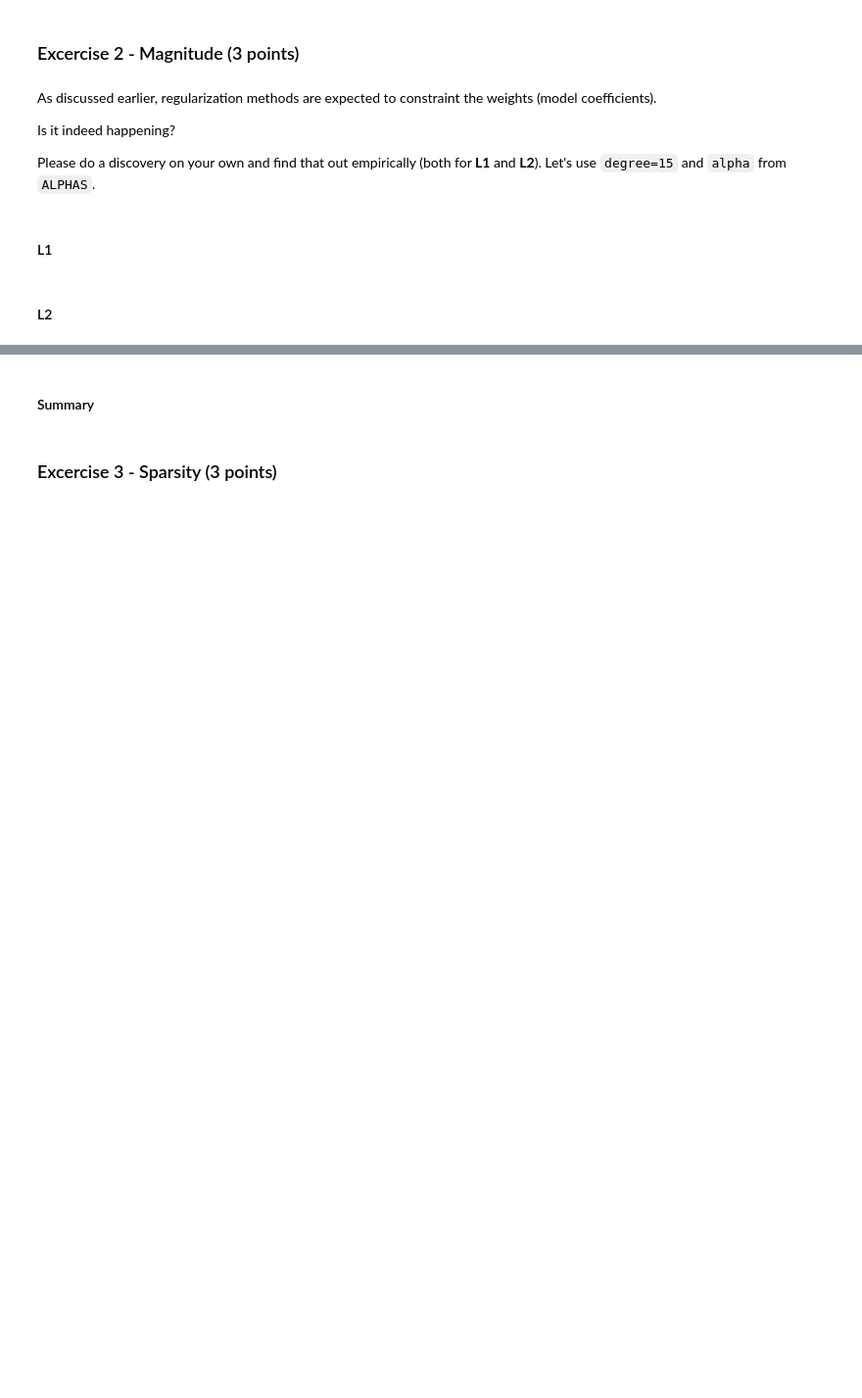
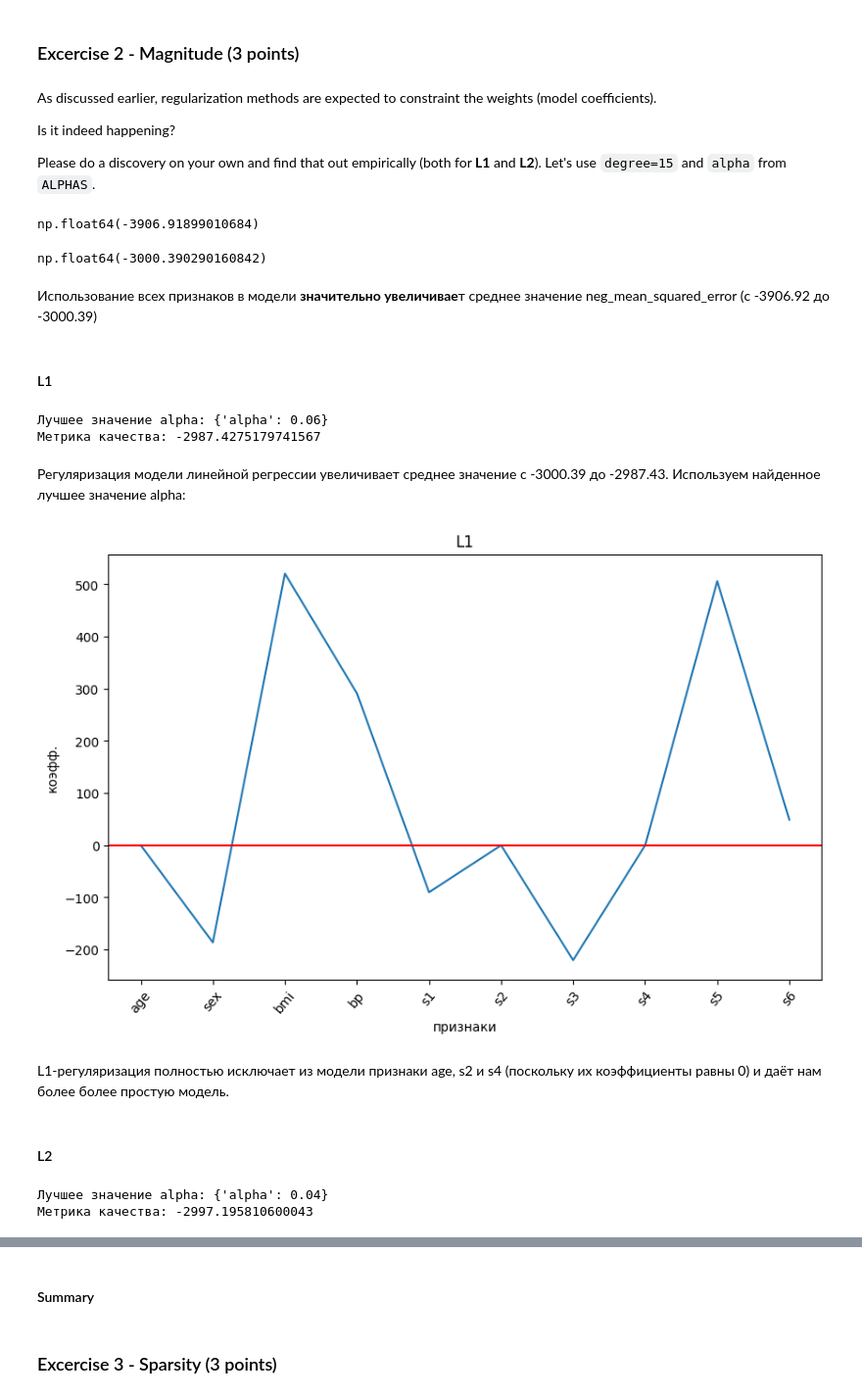
Before and after one commit to kri1mka/ml-intro, a Jupyter notebook: 4_overfitting_regularization/overfitting_regularization.ipynb, the cells around one changed output, grey strips where cells are left out. Shown at 98% size. Drawn from its saved outputs; the diff is of its cells as text; code cells hidden in the pictures; blank space fills up the shorter version.

```diff
--- a/4_overfitting_regularization/overfitting_regularization.ipynb
+++ b/4_overfitting_regularization/overfitting_regularization.ipynb
@@ -407,5 +462,21 @@ As discussed earlier, regularization methods are expected to constraint the weig
 Is it indeed happening?
 
 Please do a discovery on your own and find that out empirically (both for **L1** and **L2**). Let's use `degree=15` and `alpha` from `ALPHAS`.
+# %%
+from sklearn.model_selection import cross_val_score
+bmi = X_diabetes[['bmi']]
+simple_lr = LinearRegression().fit(bmi, y_diabetes)
+mse = cross_val_score(simple_lr, bmi, y_diabetes, scoring='neg_mean_squared_error', cv = 10)
+mse.mean()
+# %% [output]
+np.float64(-3906.91899010684)
+# %%
+lr = LinearRegression().fit(X_diabetes, y_diabetes)
+mse = cross_val_score(lr, X_diabetes, y_diabetes, scoring='neg_mean_squared_error', cv=10)
+mse.mean()
+# %% [output]
+np.float64(-3000.390290160842)
+# %% [markdown]
+Использование всех признаков в модели **значительно увеличивае**т среднее значение neg_mean_squared_error (с -3906.92 до -3000.39)
 # %% [markdown]
 #### L1
@@ -414,2 +483,34 @@ Please do a discovery on your own and find that out empirically (both for **L1**
+# %%
+from sklearn.model_selection import GridSearchCV
+alpha_values = {'alpha': [0.001, 0.01, 0.02, 0.03, 0.04, 0.05, 0.06,0.07, 0.08, 1, 2, 3, 5, 8, 10, 20, 50, 100]}
+lasso = GridSearchCV(Lasso(),
+                     alpha_values,
+                     scoring='neg_mean_squared_error',
+                     cv=10)
+print('Лучшее значение alpha:', lasso.fit(X_diabetes, y_diabetes).best_params_)
+print('Метрика качества:', lasso.fit(X_diabetes, y_diabetes).best_score_)
+# %% [output]
+Лучшее значение alpha: {'alpha': 0.06}
+Метрика качества: -2987.4275179741567
+# %% [markdown]
+Регуляризация модели линейной регрессии увеличивает среднее значение с -3000.39 до -2987.43.
+Используем найденное лучшее значение alpha:
+# %%
+best_lasso_model = Lasso(alpha=0.06)
+col_names = X_diabetes.columns
+best_lasso_coef = best_lasso_model.fit(X_diabetes, y_diabetes).coef_
+
+plt.figure(figsize = (10, 6))
+plt.plot(range(len(col_names)), best_lasso_coef)
+plt.axhline(0, color = 'red')
+plt.xticks(range(len(col_names)), col_names, rotation = 50)
+plt.title("L1")
+plt.ylabel("коэфф.")
+plt.xlabel("признаки")
+plt.show()
+# %% [output]
+[figure, added]
+# %% [markdown]
+L1-регуляризация полностью исключает из модели признаки age, s2 и s4 (поскольку их коэффициенты равны 0) и даёт нам более более простую модель.
 # %% [markdown]
 #### L2
@@ -417,0 +517,11 @@ Please do a discovery on your own and find that out empirically (both for **L1**
+# %%
+ridge = GridSearchCV(Ridge(),
+                     alpha_values,
+                     scoring='neg_mean_squared_error',
+                     cv=10)
+
+print('Лучшее значение alpha:', ridge.fit(X_diabetes, y_diabetes).best_params_)
+print('Метрика качества:', ridge.fit(X_diabetes, y_diabetes).best_score_)
+# %% [output]
+Лучшее значение alpha: {'alpha': 0.04}
+Метрика качества: -2997.195810600043
```
Also changed, not shown: parts of 11 cells of this notebook.
